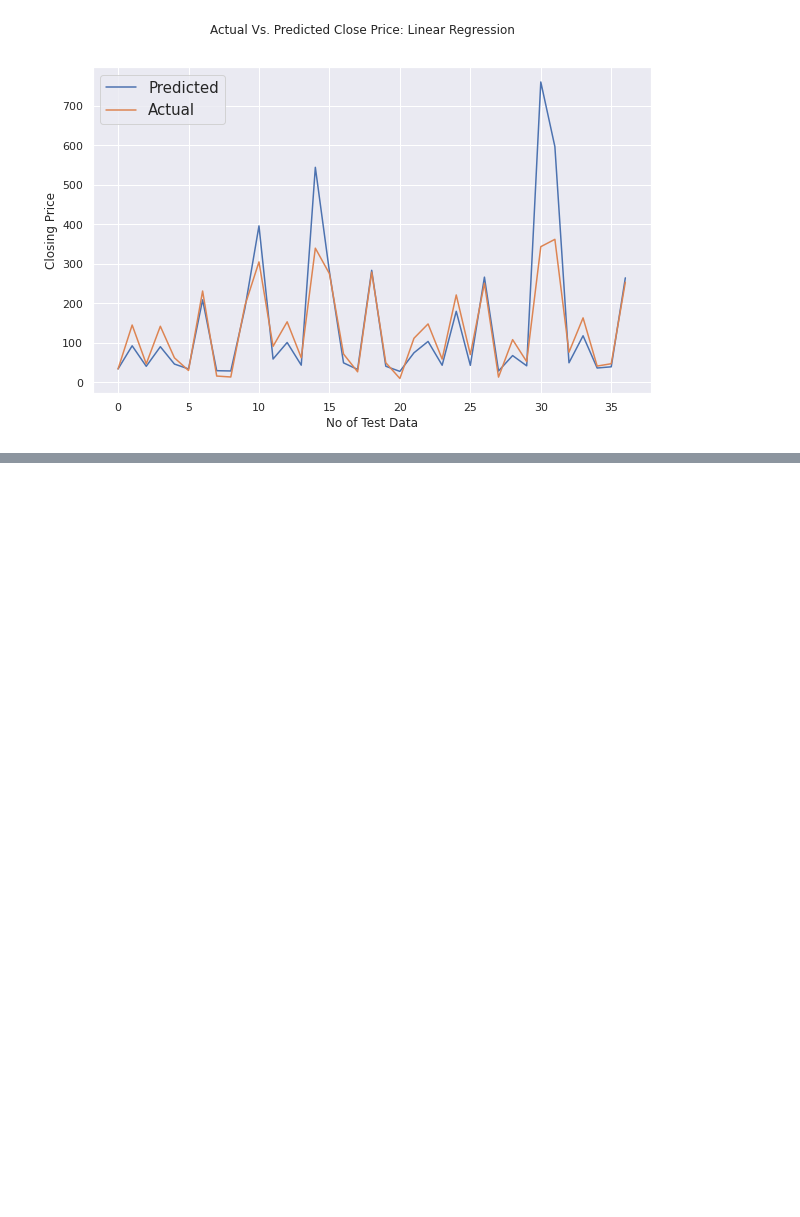
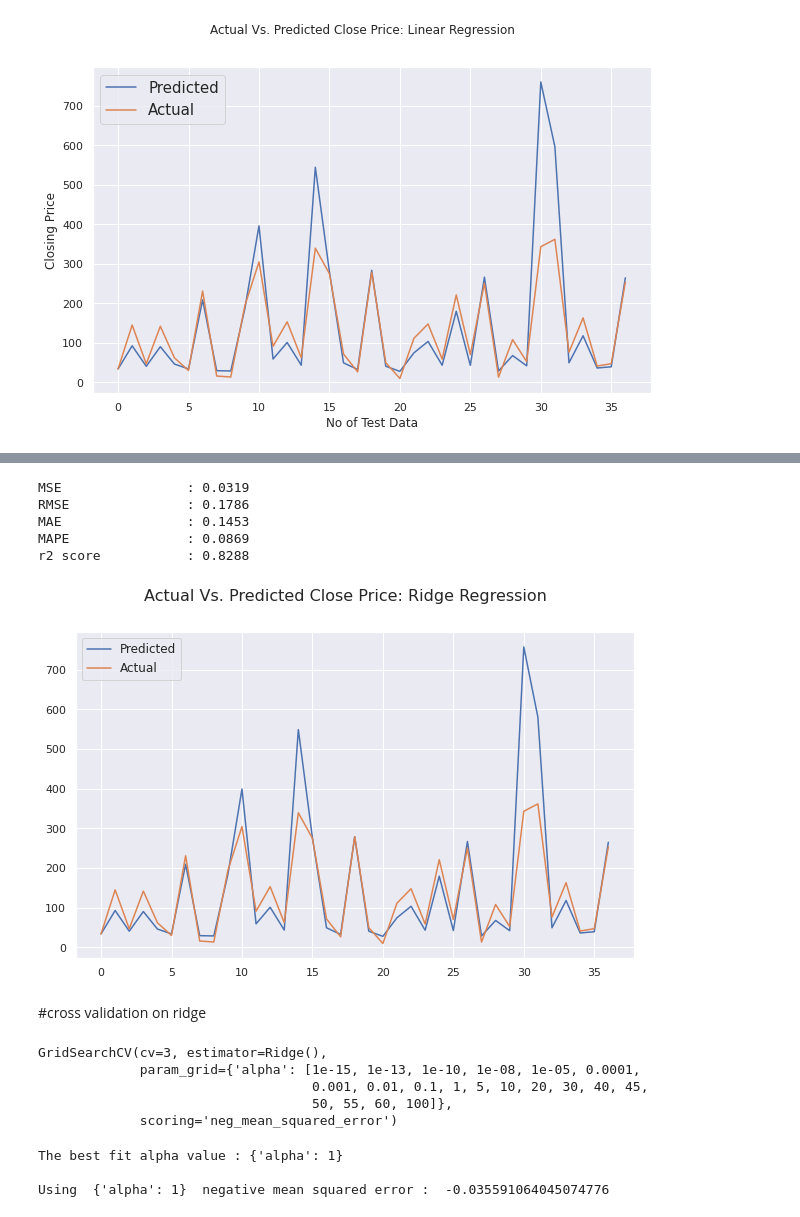
Before and after one commit to nagpureyogesh/capstone-2, a Jupyter notebook: Capstone_YesBank_Prediction.ipynb, the cells around one changed output, grey strips where cells are left out. Saved outputs shown, nothing was run; the diff lists cells and outputs as text; code cells hidden in the pictures; blank space fills up the shorter version.

```diff
--- a/Capstone_YesBank_Prediction.ipynb
+++ b/Capstone_YesBank_Prediction.ipynb
@@ -482,0 +607,4 @@ plt.show()
+# %%
+from sklearn.linear_model import Ridge
+ridge_model=Ridge(alpha=0.1)
+ridge_model.fit(X_train,y_train)
@@ -482,0 +618,4 @@ plt.show()
+# %%
+#Prediction
+y_ridge_pred=ridge_model.predict(X_test)
+y_ridge_pred
@@ -482,0 +631,45 @@ plt.show()
+# %%
+#Checking the test performance of Ridge Regression Using Evaluation MAtrics
+print("MSE                :",round(mean_squared_error(y_test, y_ridge_pred), 4))
+print("RMSE               :",round(np.sqrt(mean_squared_error(y_test, y_ridge_pred)),4))
+print("MAE                :",round(mean_absolute_error(y_test, y_ridge_pred),4))
+print("MAPE               :",round(mean_absolute_percentage_error(y_test, y_ridge_pred),4))
+print("r2 score           :",round(r2_score(y_test, y_ridge_pred), 4))
+# %% [output]
+MSE                : 0.0319
+RMSE               : 0.1786
+MAE                : 0.1453
+MAPE               : 0.0869
+r2 score           : 0.8288
+# %%
+#Plotting Actual vs Predicted for Ridge Regression
+plt.figure(figsize=(10,6))
+plt.plot(10**y_ridge_pred)
+plt.plot(10**(np.array(y_test)))
+plt.legend(['Predicted','Actual'],fontsize=12)
+plt.suptitle('Actual Vs. Predicted Close Price: Ridge Regression', fontsize=16)
+plt.show()
+# %% [output]
+[figure, added]
+# %% [markdown]
+#cross validation on ridge
+# %%
+#CrossValidation
+#Hyperparameter Tunning
+ridge = Ridge()
+parameters = {'alpha': [1e-15, 1e-13, 1e-10, 1e-8, 1e-5, 1e-4, 1e-3, 1e-2, 1e-1, 1, 5, 10, 20, 30, 40, 45, 50, 55, 60, 100]}
+ridge_regressor = GridSearchCV(ridge, parameters, scoring = 'neg_mean_squared_error', cv=3)
+ridge_regressor.fit(X_train, y_train)
+# %% [output]
+GridSearchCV(cv=3, estimator=Ridge(),
+             param_grid={'alpha': [1e-15, 1e-13, 1e-10, 1e-08, 1e-05, 0.0001,
+                                   0.001, 0.01, 0.1, 1, 5, 10, 20, 30, 40, 45,
+                                   50, 55, 60, 100]},
+             scoring='neg_mean_squared_error')
+# %%
+print("The best fit alpha value :",ridge_regressor.best_params_)
+print("\nUsing ",ridge_regressor.best_params_, " negative mean squared error : ", ridge_regressor.best_score_)
+# %% [output]
+The best fit alpha value : {'alpha': 1}
+
+Using  {'alpha': 1}  negative mean squared error :  -0.035591064045074776
```
Also changed, not shown: parts of 39 cells of this notebook.
